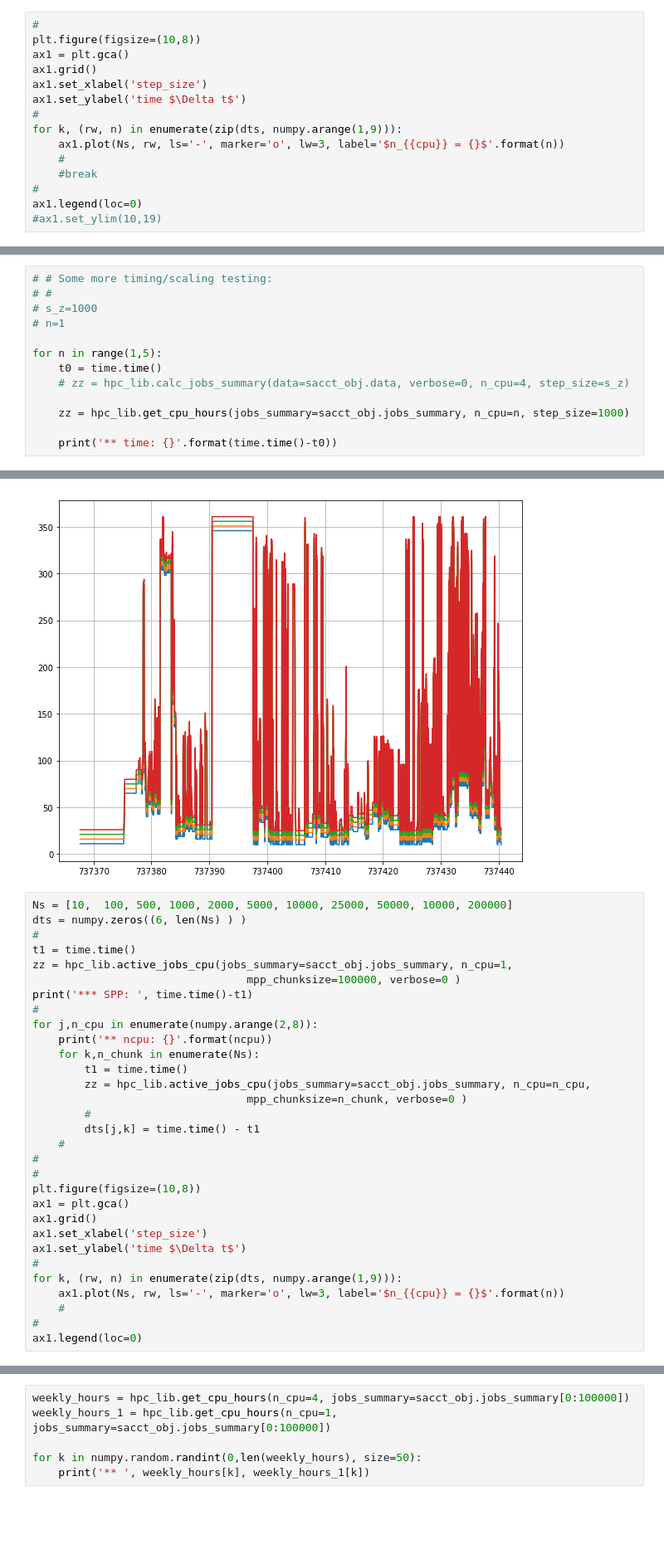
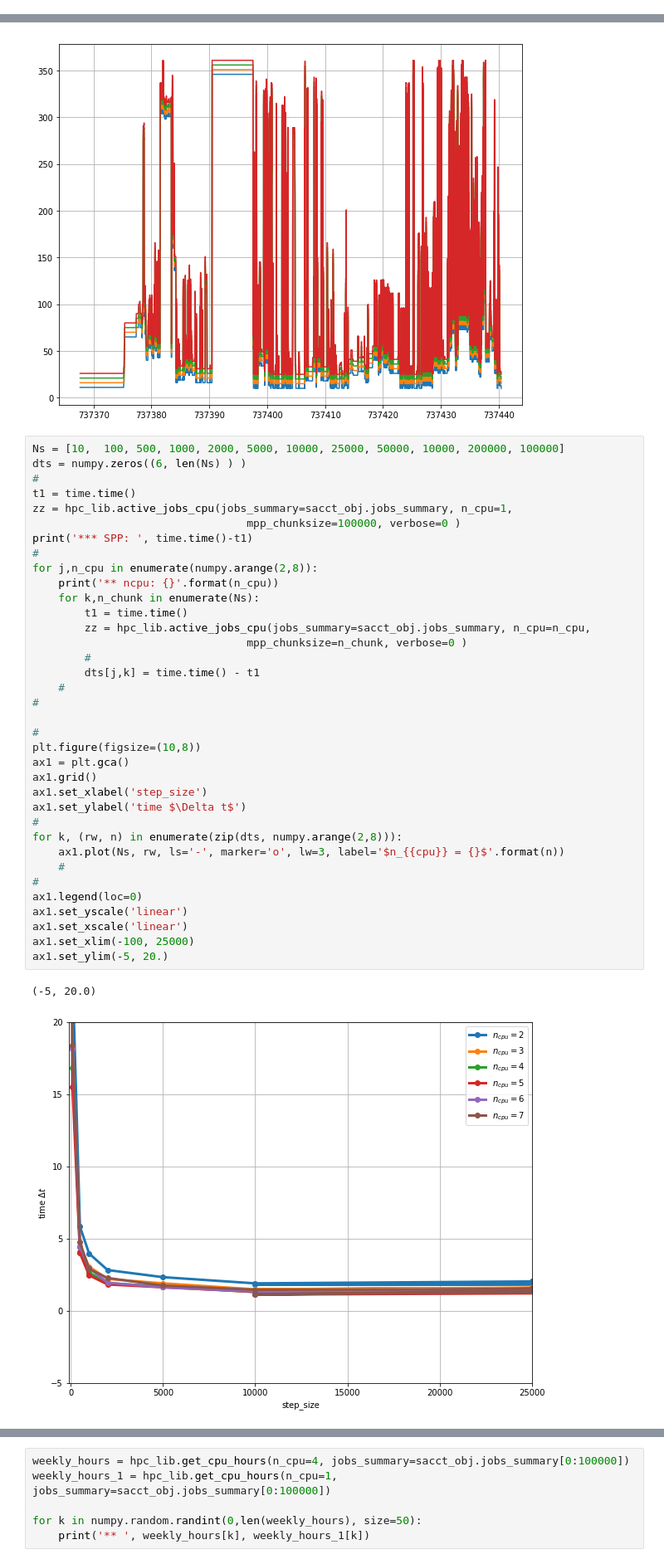
Before and after one commit to jeffersonscientific/HPC_analytics, a Jupyter notebook: parallel_dev.ipynb, the cells around one changed output, grey strips where cells are left out. Shown at 83% size. Cells and saved outputs as stored; diff of their text form; blank space fills up the shorter version.

```diff
--- a/parallel_dev.ipynb
+++ b/parallel_dev.ipynb
@@ -126,18 +276,3 @@ ax1.legend(loc=0)
 ** ncpu: 8
 <matplotlib.legend.Legend at 0x...>
 [figure]
-# %%
-#
-plt.figure(figsize=(10,8))
-ax1 = plt.gca()
-ax1.grid()
-ax1.set_xlabel('step_size')
-ax1.set_ylabel('time $\Delta t$')
-#
-for k, (rw, n) in enumerate(zip(dts, numpy.arange(1,9))):
-    ax1.plot(Ns, rw, ls='-', marker='o', lw=3, label='$n_{{cpu}} = {}$'.format(n))
-    #
-    #break
-#
-ax1.legend(loc=0)
-#ax1.set_ylim(10,19)
@@ -147,13 +278,0 @@ ax1.legend(loc=0)
-# %%
-# # Some more timing/scaling testing:
-# #
-# s_z=1000
-# n=1
-
-for n in range(1,5):
-    t0 = time.time()
-    # zz = hpc_lib.calc_jobs_summary(data=sacct_obj.data, verbose=0, n_cpu=4, step_size=s_z)
-
-    zz = hpc_lib.get_cpu_hours(jobs_summary=sacct_obj.jobs_summary, n_cpu=n, step_size=1000)
-
-    print('** time: {}'.format(time.time()-t0))
@@ -192,33 +306,41 @@ for n in range(2,6):
 ** time[5]: 1.2570841312408447
 [figure]
 # %%
-Ns = [10,  100, 500, 1000, 2000, 5000, 10000, 25000, 50000, 10000, 200000]
+Ns = [10,  100, 500, 1000, 2000, 5000, 10000, 25000, 50000, 10000, 200000, 100000]
 dts = numpy.zeros((6, len(Ns) ) )
 #
 t1 = time.time()
 zz = hpc_lib.active_jobs_cpu(jobs_summary=sacct_obj.jobs_summary, n_cpu=1,
                                  mpp_chunksize=100000, verbose=0 )
 print('*** SPP: ', time.time()-t1)
 #
 for j,n_cpu in enumerate(numpy.arange(2,8)):
-    print('** ncpu: {}'.format(ncpu))
+    print('** ncpu: {}'.format(n_cpu))
     for k,n_chunk in enumerate(Ns):
         t1 = time.time()
         zz = hpc_lib.active_jobs_cpu(jobs_summary=sacct_obj.jobs_summary, n_cpu=n_cpu,
                                  mpp_chunksize=n_chunk, verbose=0 )
         #
         dts[j,k] = time.time() - t1
     #
 #
+
 #
 plt.figure(figsize=(10,8))
 ax1 = plt.gca()
 ax1.grid()
 ax1.set_xlabel('step_size')
 ax1.set_ylabel('time $\Delta t$')
 #
-for k, (rw, n) in enumerate(zip(dts, numpy.arange(1,9))):
+for k, (rw, n) in enumerate(zip(dts, numpy.arange(2,8))):
     ax1.plot(Ns, rw, ls='-', marker='o', lw=3, label='$n_{{cpu}} = {}$'.format(n))
     #
 #
 ax1.legend(loc=0)
+ax1.set_yscale('linear')
+ax1.set_xscale('linear')
+ax1.set_xlim(-100, 25000)
+ax1.set_ylim(-5, 20.)
+# %% [output]
+(-5, 20.0)
+[figure, added]
```
Also changed, not shown: parts of 19 cells of this notebook, 1 other file.
